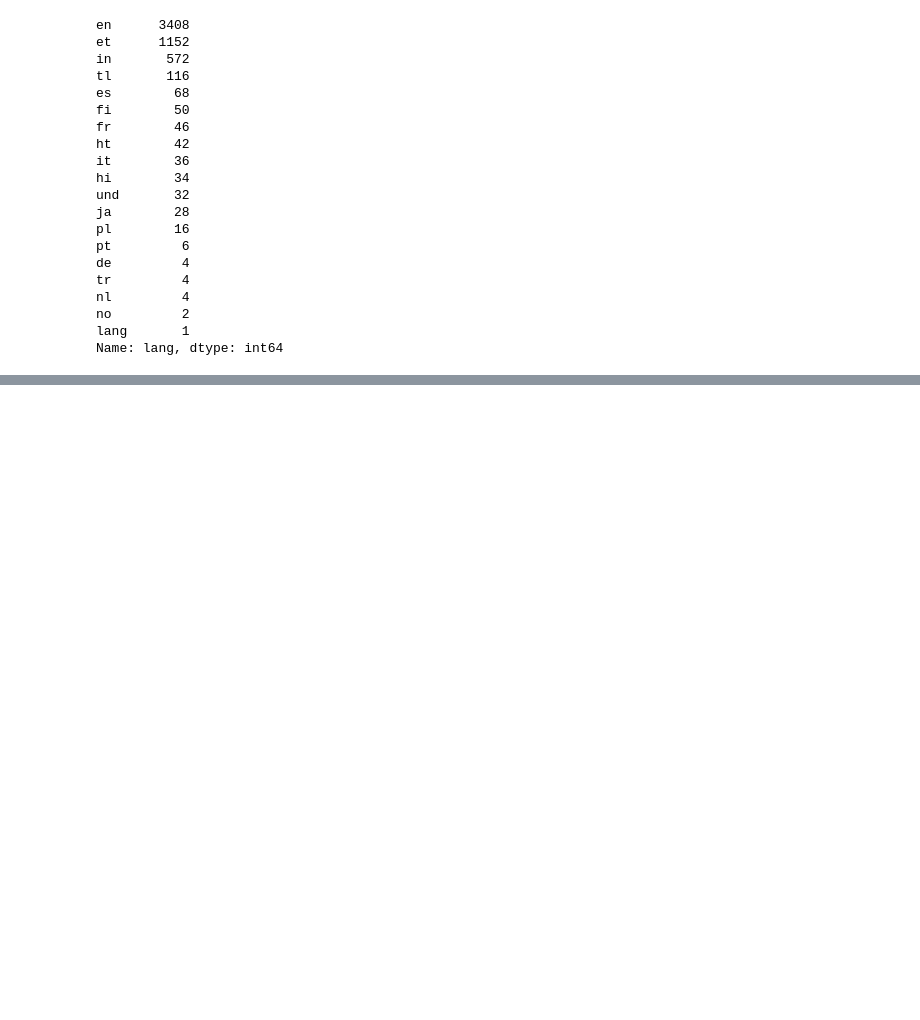
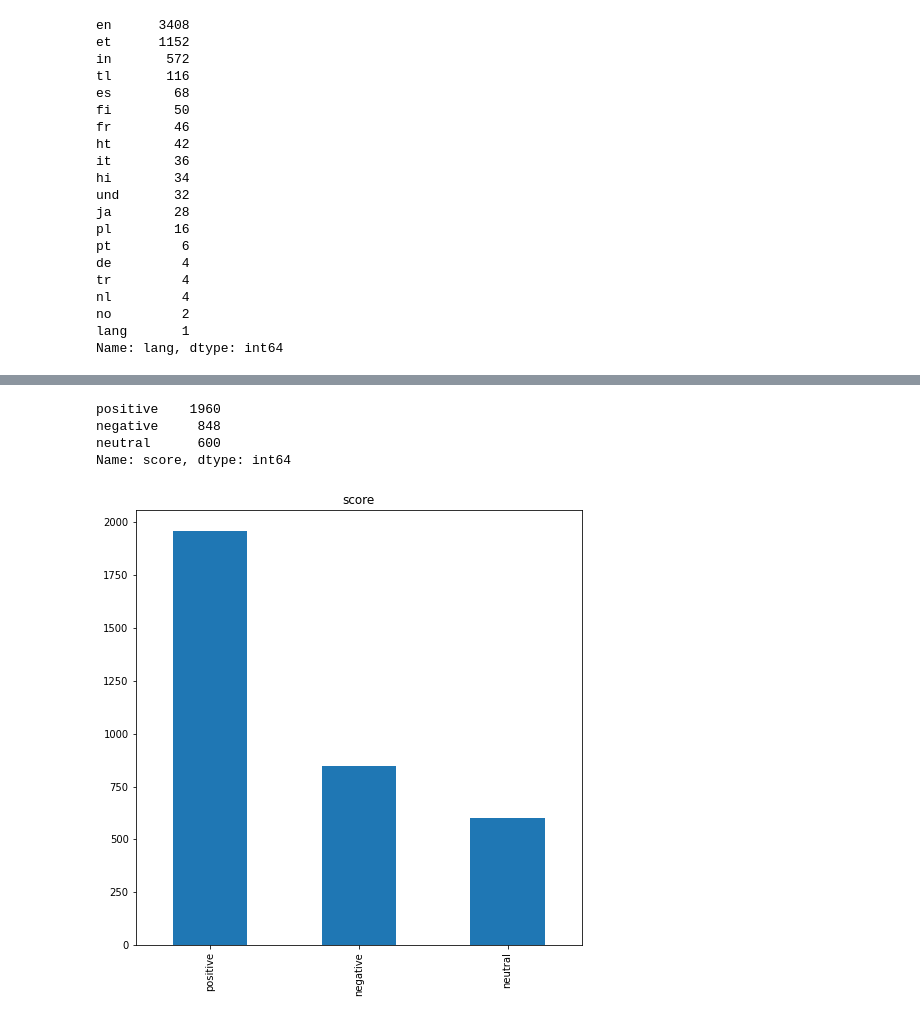
Before and after one commit to milki93/Twitter_data_analysis, a Jupyter notebook: Day2/Challenge_ Day2.ipynb, the cells around one changed output, grey strips where cells are left out. Cells and saved outputs as stored; diff of their text form; code cells hidden in the pictures; blank space fills up the shorter version.

```diff
--- a/Day2/Challenge_ Day2.ipynb
+++ b/Day2/Challenge_ Day2.ipynb
@@ -367,4 +366,17 @@ def text_category(p: float) -> str:
         return "negative"
 # %%
 # creating score column by applying text_category
-cleanedTweet['score'] = cleanedTweet['polarity'].apply(text_category)
+cleanedTweets['score'] = cleanedTweets['polarity'].apply(text_category)
+# %%
+cleanedTweets['score'].value_counts()
+# %% [output]
+positive    1960
+negative     848
+neutral      600
+Name: score, dtype: int64
+# %%
+# Visualizing data by plotting bar graph
+score_count =  cleanedTweets['score'].value_counts()
+score_count.plot(kind="bar", y="score", title="score", figsize=[8, 8]);
+# %% [output]
+[figure, added]
```
Also changed, not shown: parts of 20 cells of this notebook.
